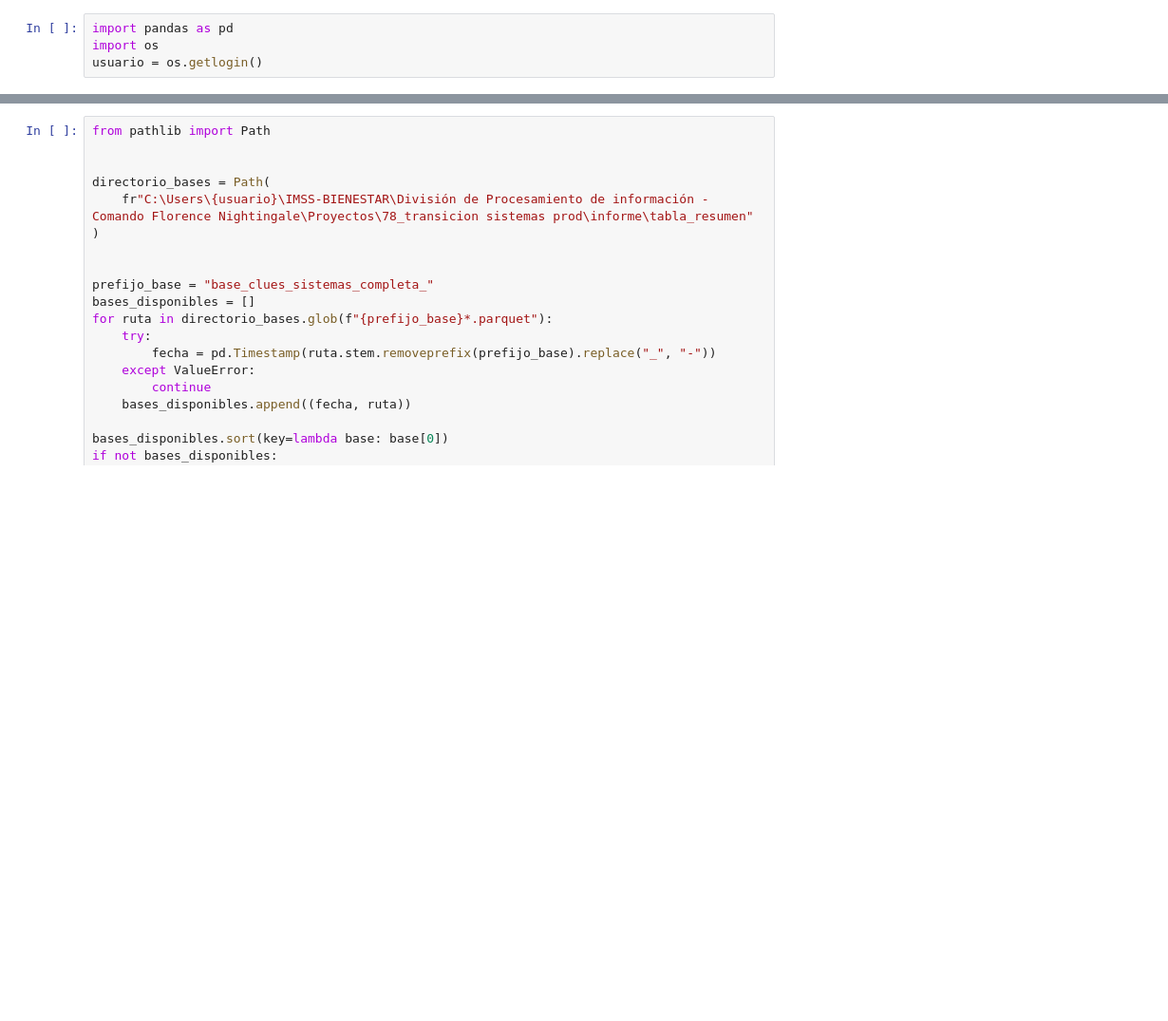
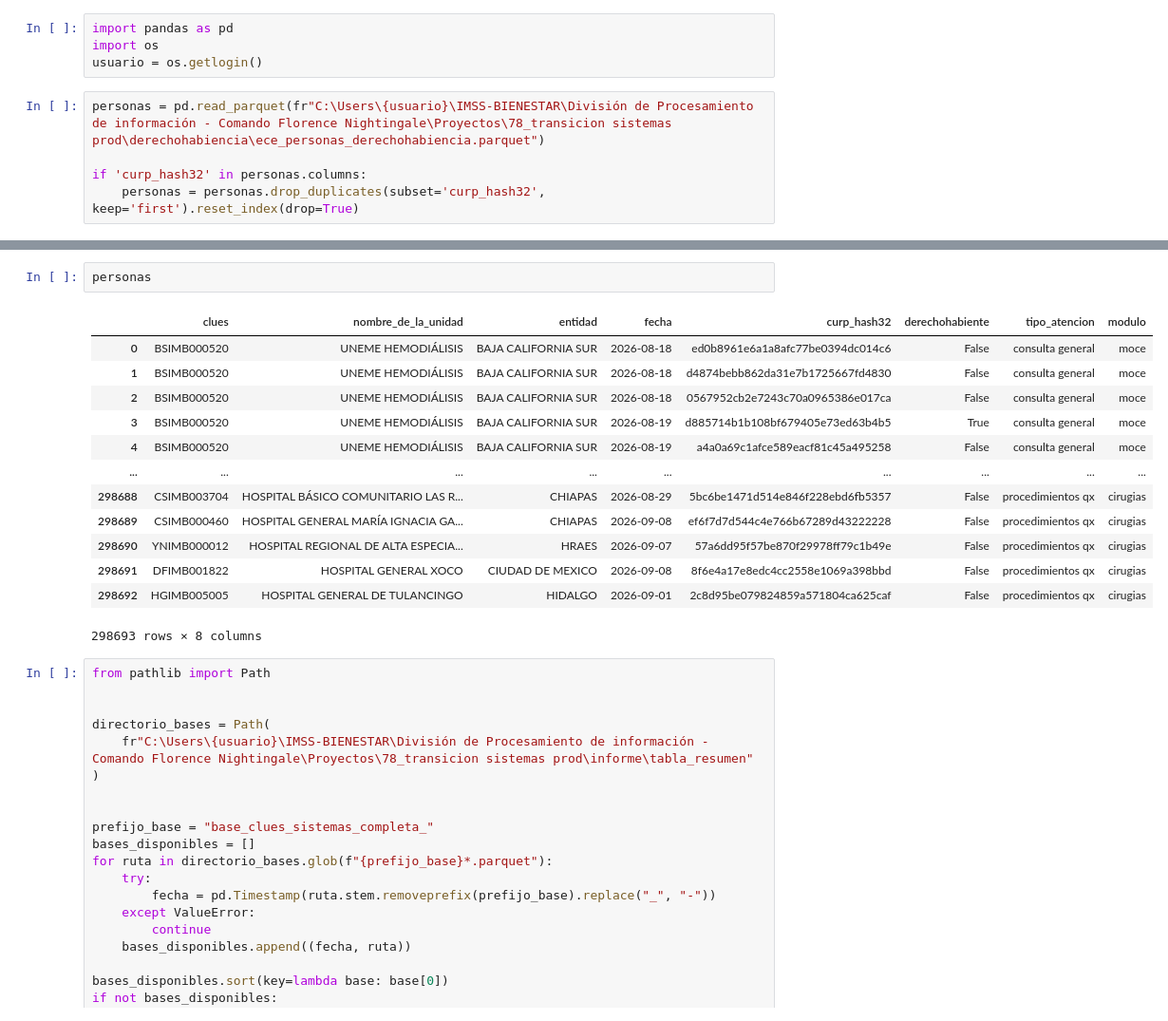
Before and after one commit to servicios-imss-b/informe-ece, a Jupyter notebook: informe.ipynb, the cells around one changed output, grey strips where cells are left out. Shown at 95% size. Saved outputs shown, nothing was run; the diff lists cells and outputs as text; blank space fills up the shorter version.

```diff
--- a/informe.ipynb
+++ b/informe.ipynb
@@ -2,3 +2,8 @@
 import pandas as pd
 import os
 usuario = os.getlogin()
+# %%
+personas = pd.read_parquet(fr"C:\Users\{usuario}\IMSS-BIENESTAR\División de Procesamiento de información - Comando Florence Nightingale\Proyectos\78_transicion sistemas prod\derechohabiencia\ece_personas_derechohabiencia.parquet")
+
+if 'curp_hash32' in personas.columns:
+    personas = personas.drop_duplicates(subset='curp_hash32', keep='first').reset_index(drop=True)
@@ -5,3 +28,19 @@ usuario = os.getlogin()
+# %%
+personas
+# %% [output]
+|  | clues | nombre_de_la_unidad | entidad | fecha | curp_hash32 | derechohabiente | tipo_atencion | modulo |
+| 0 | BSIMB000520 | UNEME HEMODIÁLISIS | BAJA CALIFORNIA SUR | 2026-08-18 | ed0b8961e6a1a8afc77be0394dc014c6 | False | consulta general | moce |
+| 1 | BSIMB000520 | UNEME HEMODIÁLISIS | BAJA CALIFORNIA SUR | 2026-08-18 | d4874bebb862da31e7b1725667fd4830 | False | consulta general | moce |
+| 2 | BSIMB000520 | UNEME HEMODIÁLISIS | BAJA CALIFORNIA SUR | 2026-08-18 | 0567952cb2e7243c70a0965386e017ca | False | consulta general | moce |
+| 3 | BSIMB000520 | UNEME HEMODIÁLISIS | BAJA CALIFORNIA SUR | 2026-08-19 | d885714b1b108bf679405e73ed63b4b5 | True | consulta general | moce |
+| 4 | BSIMB000520 | UNEME HEMODIÁLISIS | BAJA CALIFORNIA SUR | 2026-08-19 | a4a0a69c1afce589eacf81c45a495258 | False | consulta general | moce |
+| ... | ... | ... | ... | ... | ... | ... | ... | ... |
+| 298688 | CSIMB003704 | HOSPITAL BÁSICO COMUNITARIO LAS R... | CHIAPAS | 2026-08-29 | 5bc6be1471d514e846f228ebd6fb5357 | False | procedimientos qx | cirugias |
+| 298689 | CSIMB000460 | HOSPITAL GENERAL MARÍA IGNACIA GA... | CHIAPAS | 2026-09-08 | ef6f7d7d544c4e766b67289d43222228 | False | procedimientos qx | cirugias |
+| 298690 | YNIMB000012 | HOSPITAL REGIONAL DE ALTA ESPECIA... | HRAES | 2026-09-07 | 57a6dd95f57be870f29978ff79c1b49e | False | procedimientos qx | cirugias |
+| 298691 | DFIMB001822 | HOSPITAL GENERAL XOCO | CIUDAD DE MEXICO | 2026-09-08 | 8f6e4a17e8edc4cc2558e1069a398bbd | False | procedimientos qx | cirugias |
+| 298692 | HGIMB005005 | HOSPITAL GENERAL DE TULANCINGO | HIDALGO | 2026-09-01 | 2c8d95be079824859a571804ca625caf | False | procedimientos qx | cirugias |
+298693 rows × 8 columns
 # %%
 from pathlib import Path
 
```
Also changed, not shown: parts of 2 cells of this notebook, 1 other file.
